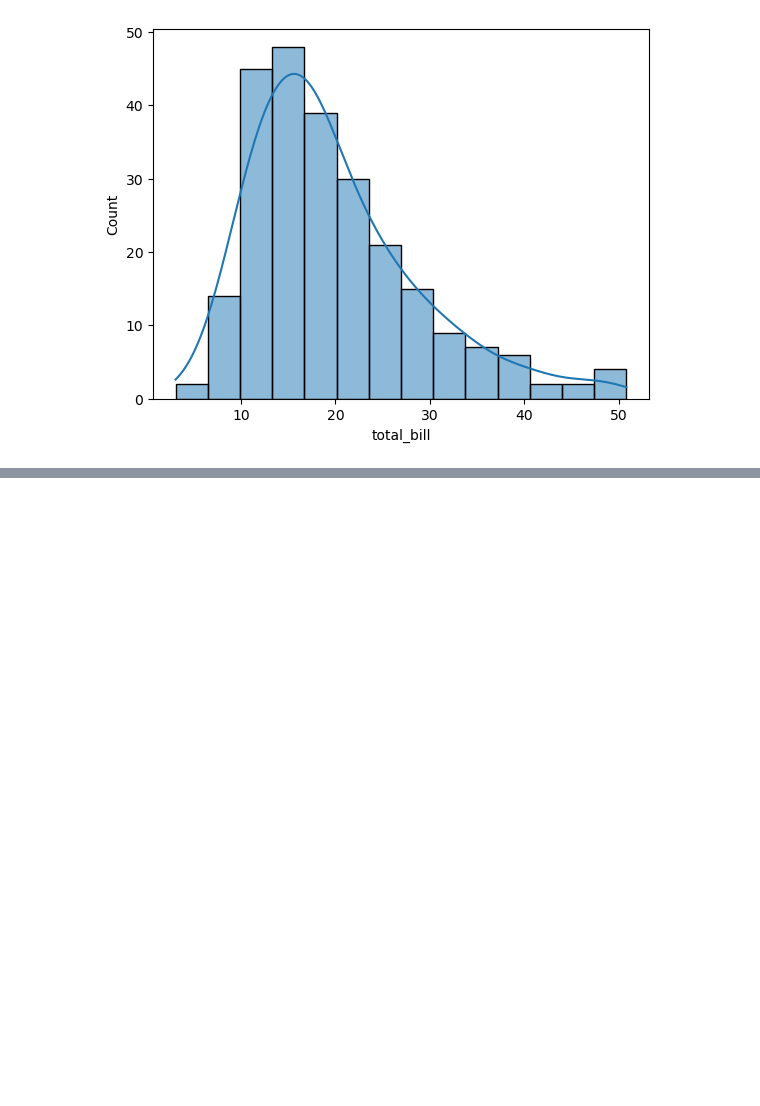
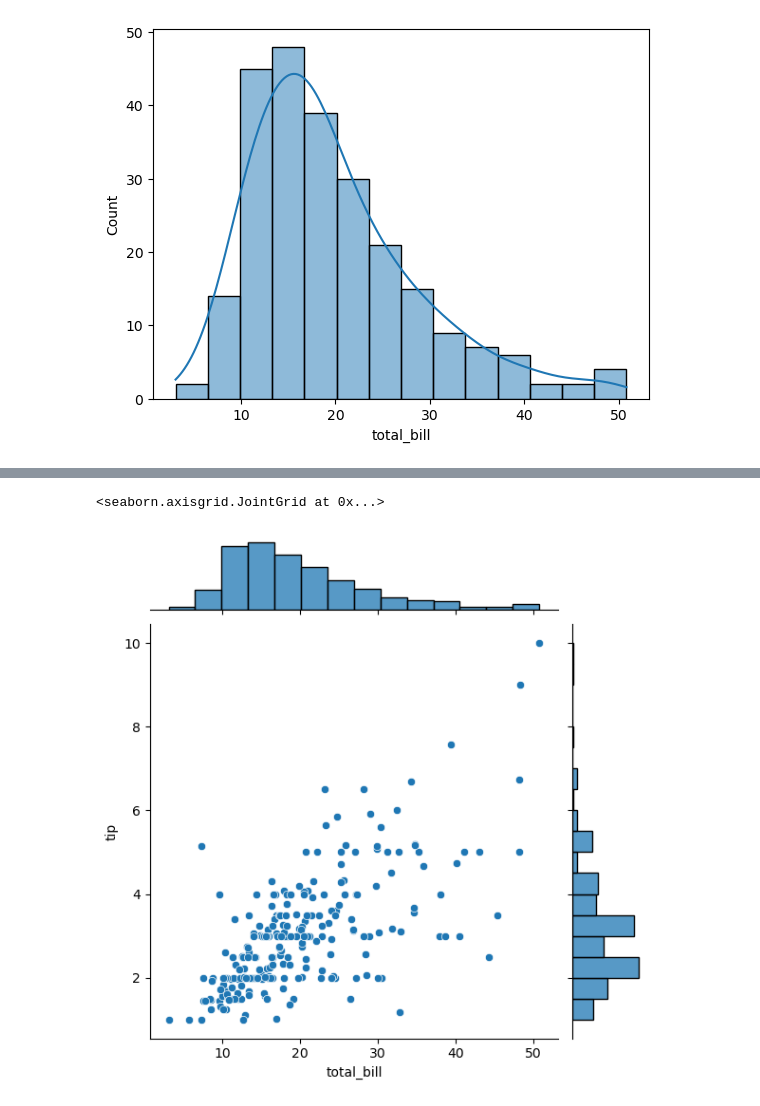
Before and after one commit to mdnaim2004/NOTE_ARCHIVE, a Jupyter notebook: seabron/seaborn.ipynb, the cells around one changed output, grey strips where cells are left out. Saved outputs shown, nothing was run; the diff lists cells and outputs as text; code cells hidden in the pictures; blank space fills up the shorter version.

```diff
--- a/seabron/seaborn.ipynb
+++ b/seabron/seaborn.ipynb
@@ -82,0 +84,10 @@ sns.histplot(data=data, x='total_bill')
+# %%
+sns.jointplot(
+    data = data,
+    x='total_bill',
+    y='tip',
+
+)
+# %% [output]
+<seaborn.axisgrid.JointGrid at 0x...>
+[figure, added]
```
Also changed, not shown: parts of 3 cells of this notebook.
